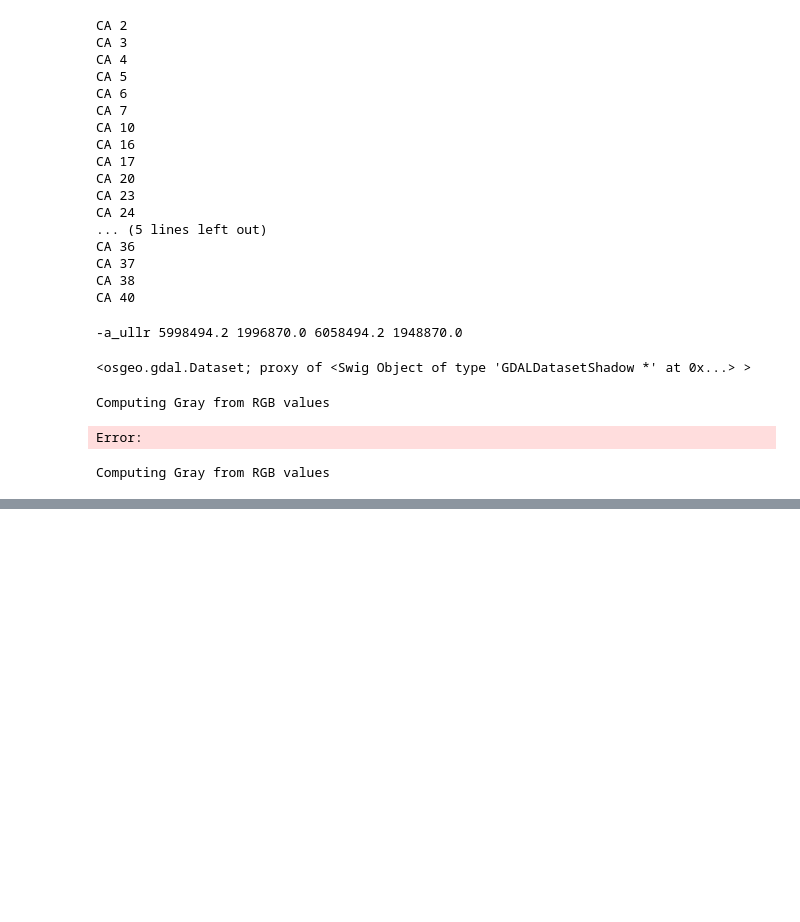
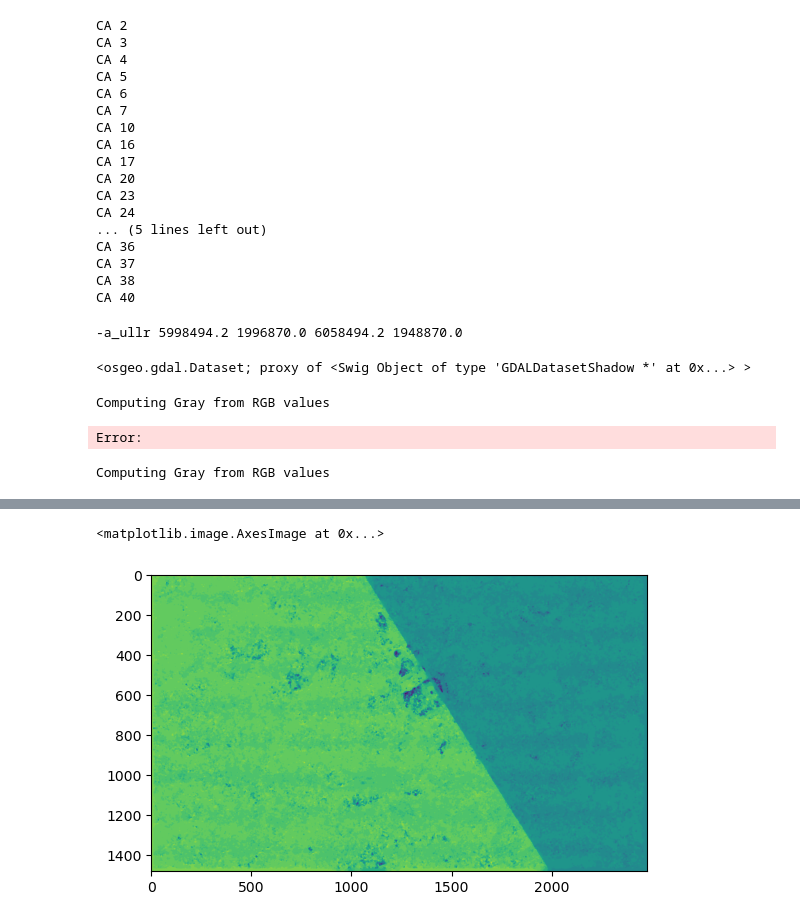
Before and after one commit to cehanagan/ImageryResources, a Jupyter notebook: Notebooks/Mosaic.ipynb, the cells around one changed output, grey strips where cells are left out. Cells and saved outputs as stored; diff of their text form; code cells hidden in the pictures; blank space fills up the shorter version.

```diff
--- a/Notebooks/Mosaic.ipynb
+++ b/Notebooks/Mosaic.ipynb
@@ -123,3 +123,9 @@ gdal.Warp(outf,inf)
 # Create Greyscale image from Mosaic at 60 cm resolution cut to AOI
 tt.micmacExport(outf,outname=outf[:-4]+'Cut60cm.tif',srs='EPSG:32610',interp='cubic',cutlineDSName='/Volumes/Extreme Pro/qgis/ClipMRMR.shp',
                 outres=[0.6,-0.6])
+# %%
+folder = '/Users/chanagan/Desktop/mmtests/'
+px2, ndm = tt.micmacPostProcessing(folder=folder+'MEC/',
+                         prefile=folder+'mm2022post.tif',
+                         outprefix=folder+'MEC/',
+                         dtype=gdal.GDT_Int16)
@@ -125,0 +142,5 @@ tt.micmacExport(outf,outname=outf[:-4]+'Cut60cm.tif',srs='EPSG:32610',interp='cu
+# %%
+plt.imshow(px2)
+# %% [output]
+<matplotlib.image.AxesImage at 0x...>
+[figure, added]
```
Also changed, not shown: parts of 1 cell of this notebook, 1 other file.
